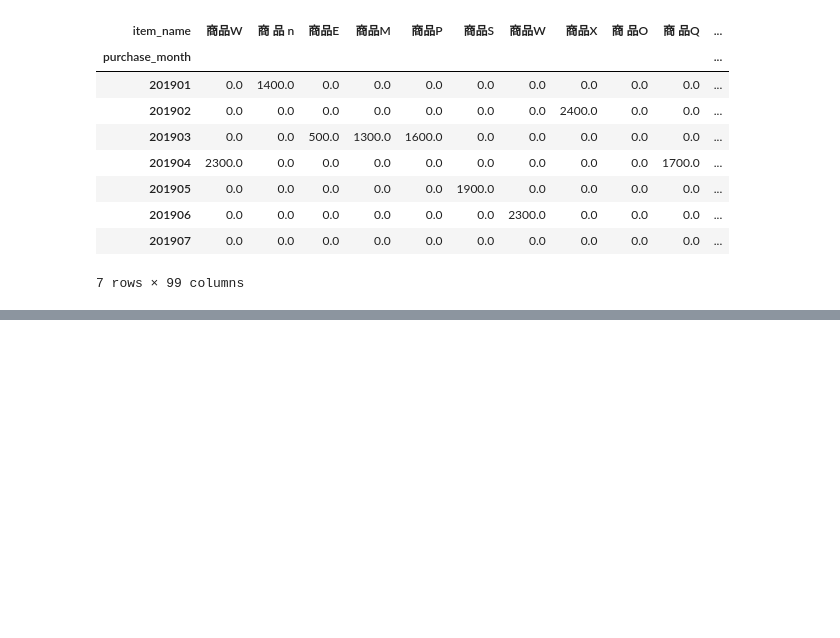
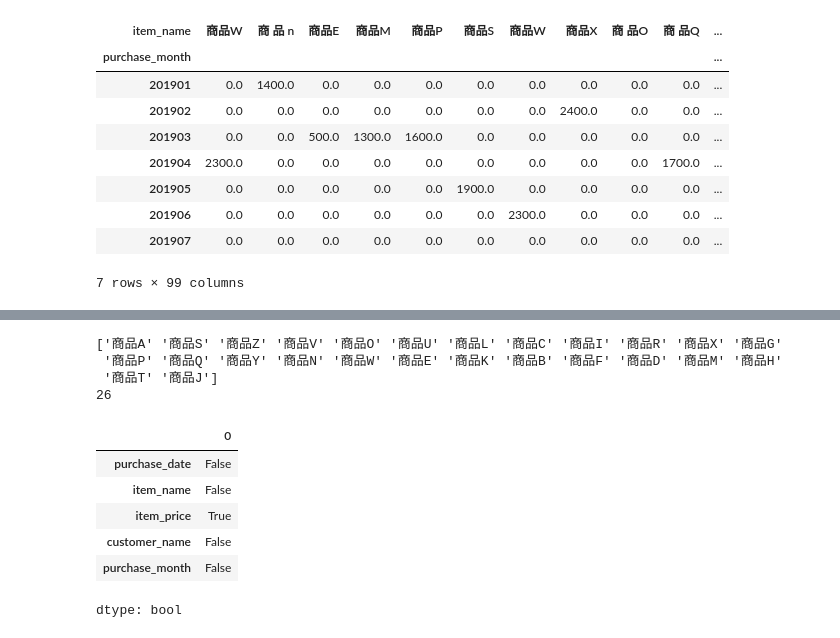
Before and after one commit to newstage75/python_data_analysis_100knock, a Jupyter notebook: 第2章/小売店のデータでデータ加工を行う10本ノック.ipynb, the cells around one changed output, grey strips where cells are left out. Cells and saved outputs as stored; diff of their text form; code cells hidden in the pictures; blank space fills up the shorter version.

```diff
--- a/第2章/小売店のデータでデータ加工を行う10本ノック.ipynb
+++ b/第2章/小売店のデータでデータ加工を行う10本ノック.ipynb
@@ -110,0 +135,19 @@ res
+# %%
+print(pd.unique(uriage_data["item_name"]))
+print(len(pd.unique(uriage_data["item_name"])))
+# %% [output]
+['商品A' '商品S' '商品Z' '商品V' '商品O' '商品U' '商品L' '商品C' '商品I' '商品R' '商品X' '商品G'
+ '商品P' '商品Q' '商品Y' '商品N' '商品W' '商品E' '商品K' '商品B' '商品F' '商品D' '商品M' '商品H'
+ '商品T' '商品J']
+26
+# %%
+# 欠損値のチェック
+uriage_data.isnull().any(axis=0)
+# %% [output]
+|  | 0 |
+| purchase_date | False |
+| item_name | False |
+| item_price | True |
+| customer_name | False |
+| purchase_month | False |
+dtype: bool
```
Also changed, not shown: parts of 7 cells of this notebook.
